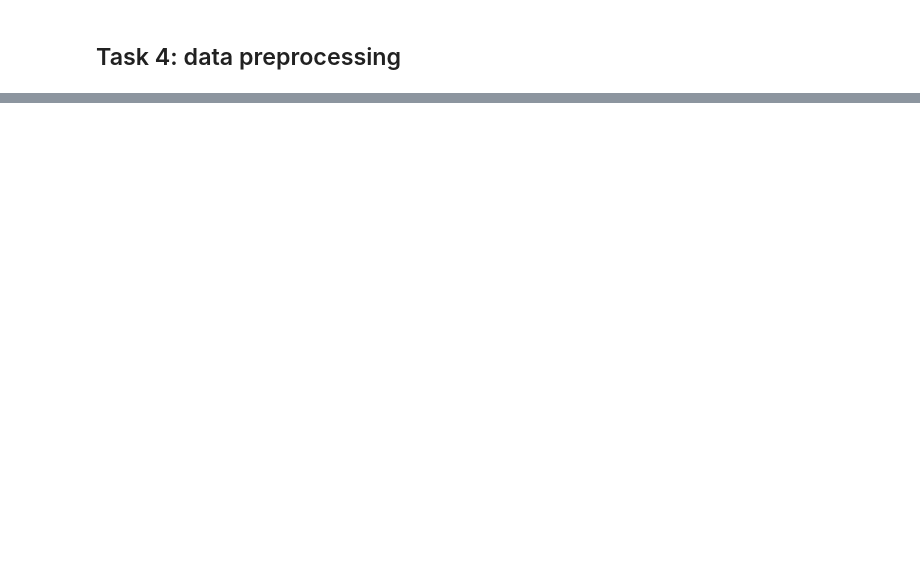
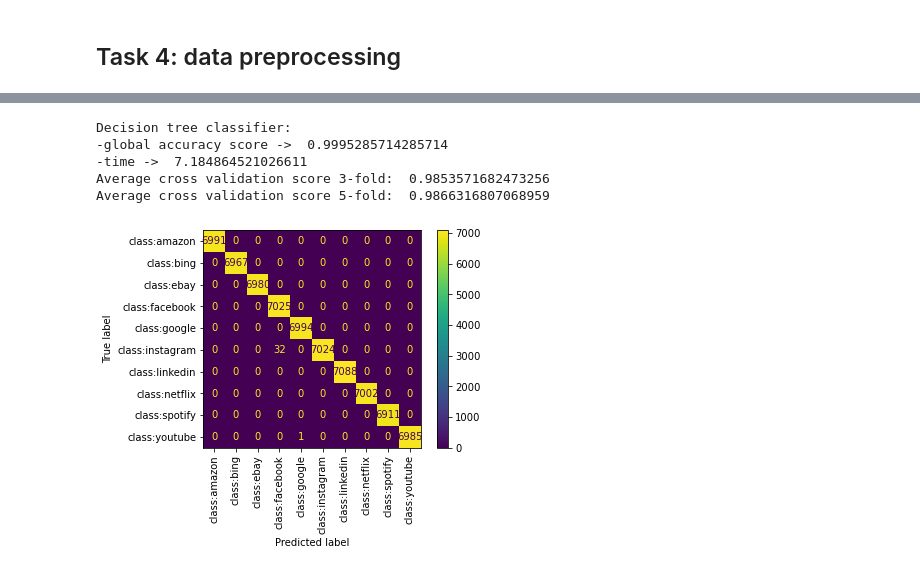
Before and after one commit to AlessioFerra/NML_Group4, a Jupyter notebook: Lab5.ipynb, the cells around one changed output, grey strips where cells are left out. Drawn from its saved outputs; the diff is of its cells as text; code cells hidden in the pictures; blank space fills up the shorter version.

```diff
--- a/Lab5.ipynb
+++ b/Lab5.ipynb
@@ -51,2 +86,16 @@ Test set size:  33000
 # %% [markdown]
 ## Task 4: data preprocessing
+# %%
+# define preprocessers
+oh_enc = OneHotEncoder(handle_unknown='ignore')
+ss_enc = StandardScaler()
+
+# preprocess the categorical features
+x_train_prep_cat = pd.DataFrame(oh_enc.fit_transform(x_train[cat_features]).toarray(), \
+                                columns = oh_enc.get_feature_names())
+
+# remove old categorical features
+x_train_sc_only = x_train.drop(cat_features, axis=1)
+
+x_train = pd.DataFrame(ss_enc.fit_transform(x_train_sc_only), columns = x_train_sc_only.columns)\
+                        .join(x_train_prep_cat.reset_index(drop=True))
@@ -52,0 +124,9 @@ Test set size:  33000
+# %%
+from sklearn.tree import DecisionTreeClassifier
+
+tree_c = DecisionTreeClassifier()
+
+t_start = time.time()
+tree_c.fit(x_train, y_train)
+y_pred_tree = tree_c.predict(x_train)
+tree_time = time.time() - t_start
@@ -52,0 +136,9 @@ Test set size:  33000
+# %%
+from sklearn.ensemble import RandomForestClassifier
+
+rfc = RandomForestClassifier(random_state=0)
+
+t_start = time.time()
+rfc.fit(x_train, y_train)
+y_pred_rfc = rfc.predict(x_train)
+rfc_time = time.time() - t_start
@@ -52,0 +153,20 @@ Test set size:  33000
+# %%
+# metrics
+print("Decision tree classifier:\n-global accuracy score -> ", accuracy_score(y_pred_tree, y_train),\
+      "\n-time -> ", tree_time)
+cv_3_avg = cross_val_score(tree_c, x_train, y_train, scoring='f1_macro', cv=3).mean()
+cv_5_avg = cross_val_score(tree_c, x_train, y_train, scoring='f1_macro', cv=5).mean()
+print("Average cross validation score 3-fold: ", cv_3_avg)
+print("Average cross validation score 5-fold: ", cv_5_avg)
+
+# confusion matrix
+tree_cm = confusion_matrix(y_train, y_pred_tree, labels=tree_c.classes_)
+disp = ConfusionMatrixDisplay(confusion_matrix=tree_cm, display_labels=tree_c.classes_)\
+        .plot(xticks_rotation='vertical')
+# %% [output]
+Decision tree classifier:
+-global accuracy score ->  0.9995285714285714
+-time ->  7.184864521026611
+Average cross validation score 3-fold:  0.9853571682473256
+Average cross validation score 5-fold:  0.9866316807068959
+[figure, added]
```
Also changed, not shown: parts of 33 cells of this notebook.
